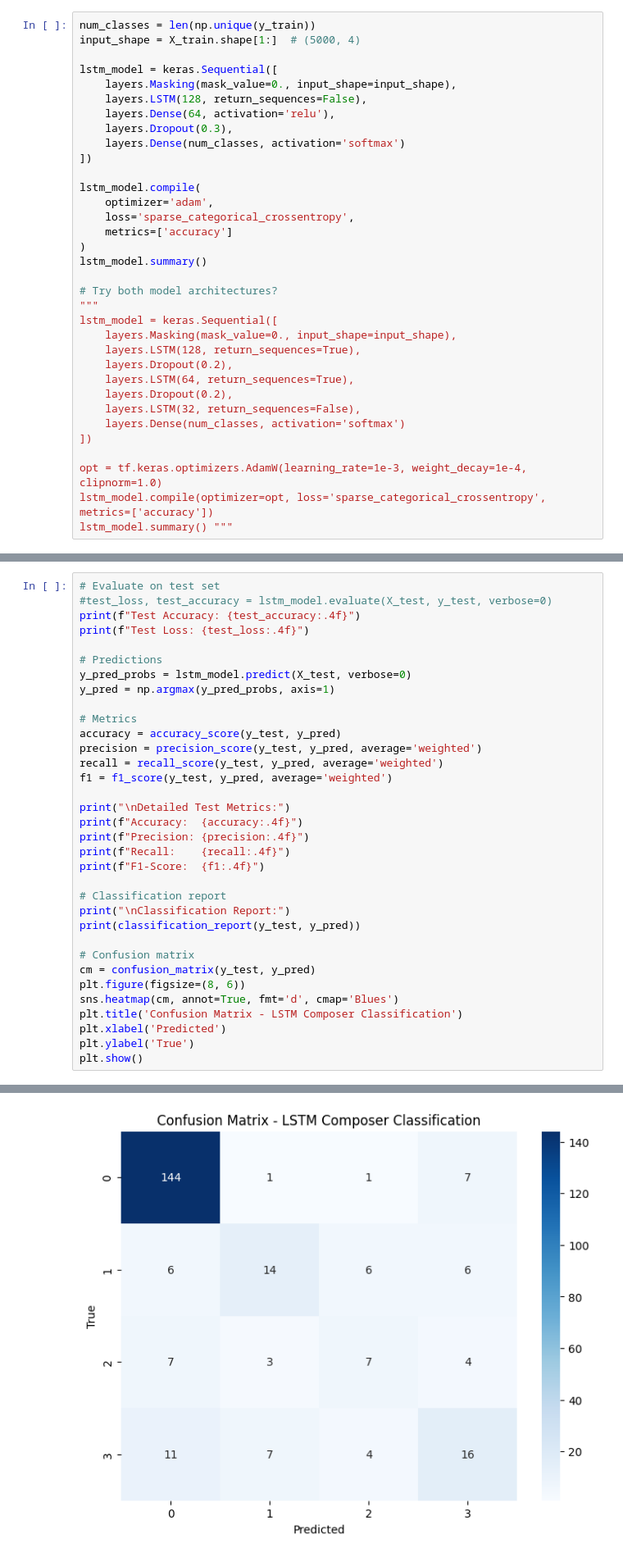
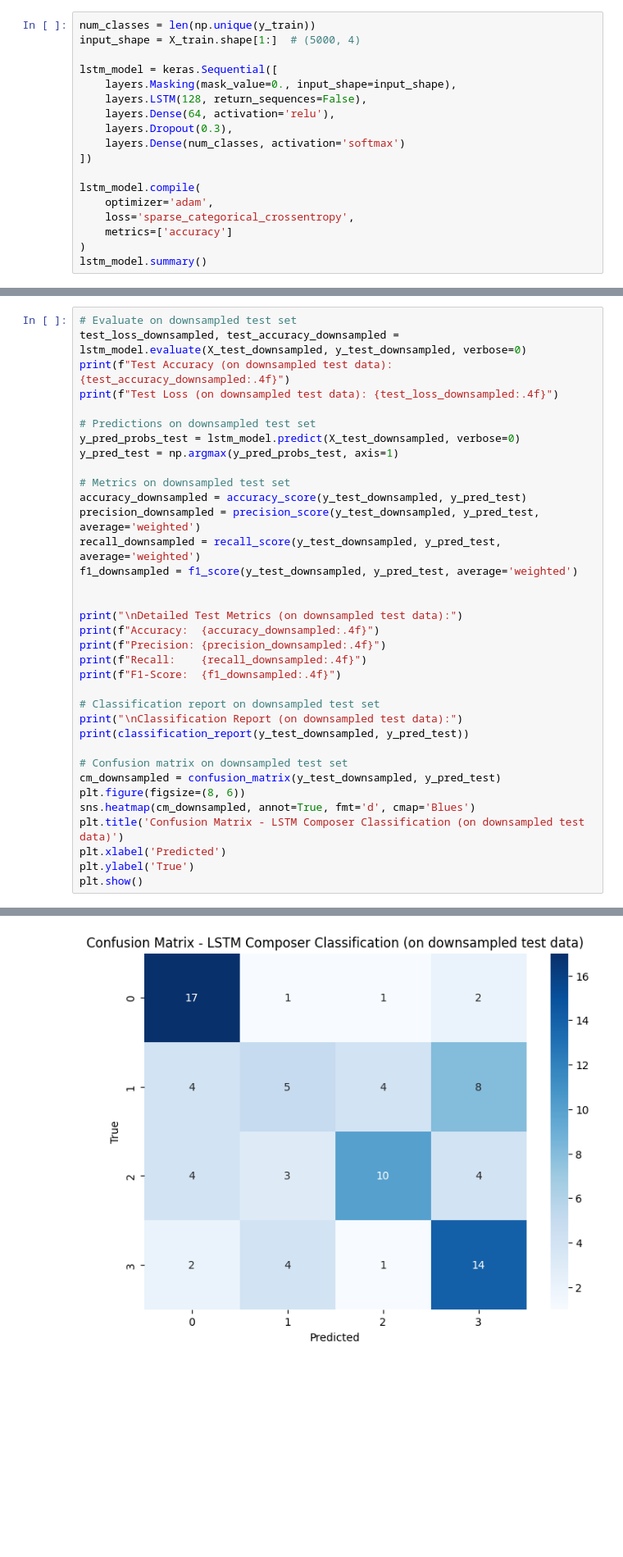
Before and after one commit to amarchini5339/AAI-511-group7, a Jupyter notebook: notebooks/Notebook-Team_7.ipynb, the cells around one changed output, grey strips where cells are left out. Shown at 82% size. Saved outputs shown, nothing was run; the diff lists cells and outputs as text; blank space fills up the shorter version.

Commit message:
Fully run notebook, possible final. Through Colab, test accuracy: Initial LSTM: 0.5476 Optimized LSTM: 0.5833 Initial CNN: 0.4771 Optimized CNN: 0.5321

```diff
--- a/notebooks/Notebook-Team_7.ipynb
+++ b/notebooks/Notebook-Team_7.ipynb
@@ -328,20 +347,4 @@ lstm_model.compile(
     metrics=['accuracy']
 )
 lstm_model.summary()
-
-# Try both model architectures?
-"""
-lstm_model = keras.Sequential([
-    layers.Masking(mask_value=0., input_shape=input_shape),
-    layers.LSTM(128, return_sequences=True),
-    layers.Dropout(0.2),
-    layers.LSTM(64, return_sequences=True),
-    layers.Dropout(0.2),
-    layers.LSTM(32, return_sequences=False),
-    layers.Dense(num_classes, activation='softmax')
-])
-
-opt = tf.keras.optimizers.AdamW(learning_rate=1e-3, weight_decay=1e-4, clipnorm=1.0)
-lstm_model.compile(optimizer=opt, loss='sparse_categorical_crossentropy', metrics=['accuracy'])
-lstm_model.summary() """
 # %% [output]
@@ -471,36 +460,37 @@ Additional evaluation tools include:
 - **Classification Report:** Provides per-class precision, recall, and F1-scores, highlighting which composers are most and least accurately classified.
 - **Confusion Matrix:** Visualizes the distribution of correct and incorrect predictions across all classes, making it easier to identify specific patterns of misclassification.
 # %%
-# Evaluate on test set
-#test_loss, test_accuracy = lstm_model.evaluate(X_test, y_test, verbose=0)
-print(f"Test Accuracy: {test_accuracy:.4f}")
-print(f"Test Loss: {test_loss:.4f}")
+# Evaluate on downsampled test set
+test_loss_downsampled, test_accuracy_downsampled = lstm_model.evaluate(X_test_downsampled, y_test_downsampled, verbose=0)
+print(f"Test Accuracy (on downsampled test data): {test_accuracy_downsampled:.4f}")
+print(f"Test Loss (on downsampled test data): {test_loss_downsampled:.4f}")
 
-# Predictions
-y_pred_probs = lstm_model.predict(X_test, verbose=0)
-y_pred = np.argmax(y_pred_probs, axis=1)
+# Predictions on downsampled test set
+y_pred_probs_test = lstm_model.predict(X_test_downsampled, verbose=0)
+y_pred_test = np.argmax(y_pred_probs_test, axis=1)
 
-# Metrics
-accuracy = accuracy_score(y_test, y_pred)
-precision = precision_score(y_test, y_pred, average='weighted')
-recall = recall_score(y_test, y_pred, average='weighted')
-f1 = f1_score(y_test, y_pred, average='weighted')
+# Metrics on downsampled test set
+accuracy_downsampled = accuracy_score(y_test_downsampled, y_pred_test)
+precision_downsampled = precision_score(y_test_downsampled, y_pred_test, average='weighted')
+recall_downsampled = recall_score(y_test_downsampled, y_pred_test, average='weighted')
+f1_downsampled = f1_score(y_test_downsampled, y_pred_test, average='weighted')
 
-print("\nDetailed Test Metrics:")
-print(f"Accuracy:  {accuracy:.4f}")
-print(f"Precision: {precision:.4f}")
-print(f"Recall:    {recall:.4f}")
-print(f"F1-Score:  {f1:.4f}")
 
-# Classification report
-print("\nClassification Report:")
-print(classification_report(y_test, y_pred))
+print("\nDetailed Test Metrics (on downsampled test data):")
+print(f"Accuracy:  {accuracy_downsampled:.4f}")
+print(f"Precision: {precision_downsampled:.4f}")
+print(f"Recall:    {recall_downsampled:.4f}")
+print(f"F1-Score:  {f1_downsampled:.4f}")
 
-# Confusion matrix
-cm = confusion_matrix(y_test, y_pred)
+# Classification report on downsampled test set
+print("\nClassification Report (on downsampled test data):")
+print(classification_report(y_test_downsampled, y_pred_test))
+
+# Confusion matrix on downsampled test set
+cm_downsampled = confusion_matrix(y_test_downsampled, y_pred_test)
 plt.figure(figsize=(8, 6))
-sns.heatmap(cm, annot=True, fmt='d', cmap='Blues')
-plt.title('Confusion Matrix - LSTM Composer Classification')
+sns.heatmap(cm_downsampled, annot=True, fmt='d', cmap='Blues')
+plt.title('Confusion Matrix - LSTM Composer Classification (on downsampled test data)')
 plt.xlabel('Predicted')
 plt.ylabel('True')
 plt.show()
@@ -528 +518 @@ weighted avg       0.72      0.74      0.73       244
-[figure, old version]
+[figure, new version]
```
Also changed, not shown: parts of 35 cells of this notebook.
